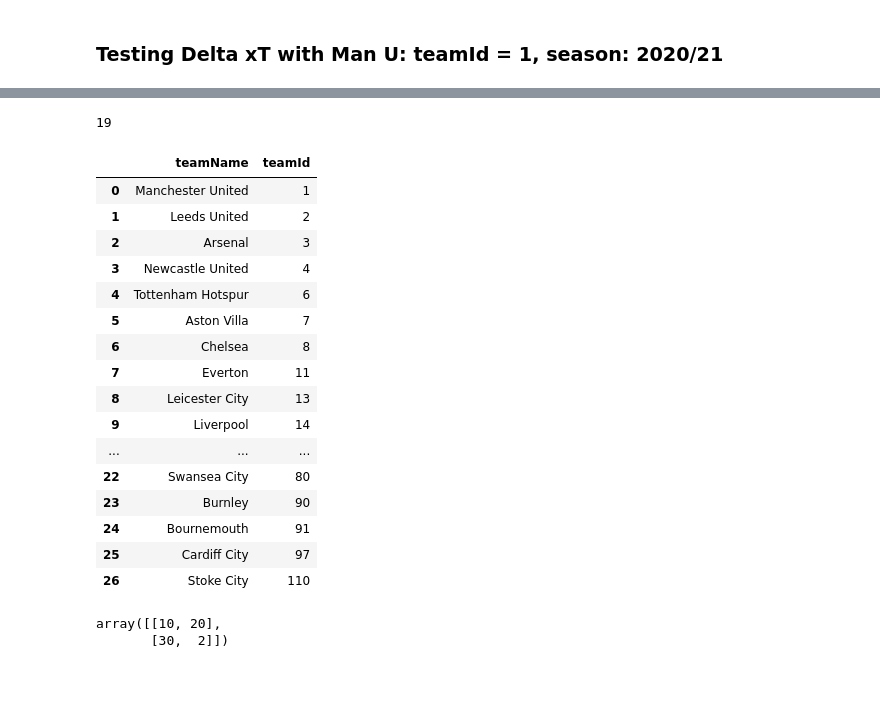
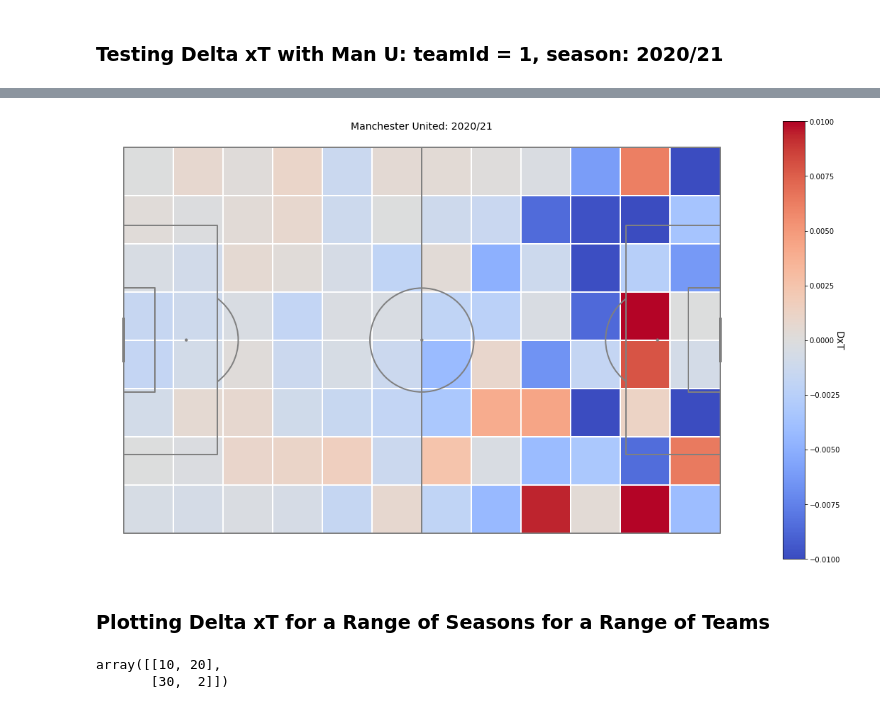
Before and after one commit to christiangilson/MSc-Applied-Statistics-Project-Code, a Jupyter notebook: Applications/xT/Delta xT.ipynb, the cells around one changed output, grey strips where cells are left out. Cells and saved outputs as stored; diff of their text form; code cells hidden in the pictures; blank space fills up the shorter version.

Commit message:
Delta xT Notebook nearly complete for Opta. Just needs expanding to Wyscout now. Will just tweak Wyscout columns to fit.

```diff
--- a/Applications/xT/Delta xT.ipynb
+++ b/Applications/xT/Delta xT.ipynb
@@ -383,24 +461,15 @@ cbar.set_label('DxT', rotation=270, fontsize=14)
-# %%
-numDeltas
-# %% [output]
-19
-# %%
-deltaxT.produce_df_teams_ref(df_xT)
-# %% [output]
-|  | teamName | teamId |
-| 0 | Manchester United | 1 |
-| 1 | Leeds United | 2 |
-| 2 | Arsenal | 3 |
-| 3 | Newcastle United | 4 |
-| 4 | Tottenham Hotspur | 6 |
-| 5 | Aston Villa | 7 |
-| 6 | Chelsea | 8 |
-| 7 | Everton | 11 |
-| 8 | Leicester City | 13 |
-| 9 | Liverpool | 14 |
-| ... | ... | ... |
-| 22 | Swansea City | 80 |
-| 23 | Burnley | 90 |
-| 24 | Bournemouth | 91 |
-| 25 | Cardiff City | 97 |
-| 26 | Stoke City | 110 |
+# %%
+df_teams = deltaxT.produce_df_teams_ref(df_xT)
+
+teamId = 1
+teamName = df_teams.loc[df_teams['teamId'] == teamId, 'teamName'].values[0]
+season = '2020/21'
+
+df_season = df_xT.loc[df_xT['season'] == season].reset_index(drop=True).copy()
+delta_xT_repo = '/Users/christian/Desktop/University/Birkbeck MSc Applied Statistics/Project/Plots/Team Delta xT'
+
+deltaxT.plot_delta_xT_pitch(df_season, teamId, opta_events_relevant, os.path.join(delta_xT_repo, f'{teamName} {season}.png'.replace('/','-')), transparent=False, eventCol='eventSubType', bins=(12,8), exclCorners = 1, figsize=(16,9), fontsize=14, symmetricDeltaVizOverride=1)
+# %% [output]
+[figure, added]
+# %% [markdown]
+### **Plotting Delta xT for a Range of Seasons for a Range of Teams**
```
Also changed, not shown: parts of 4 cells of this notebook.
